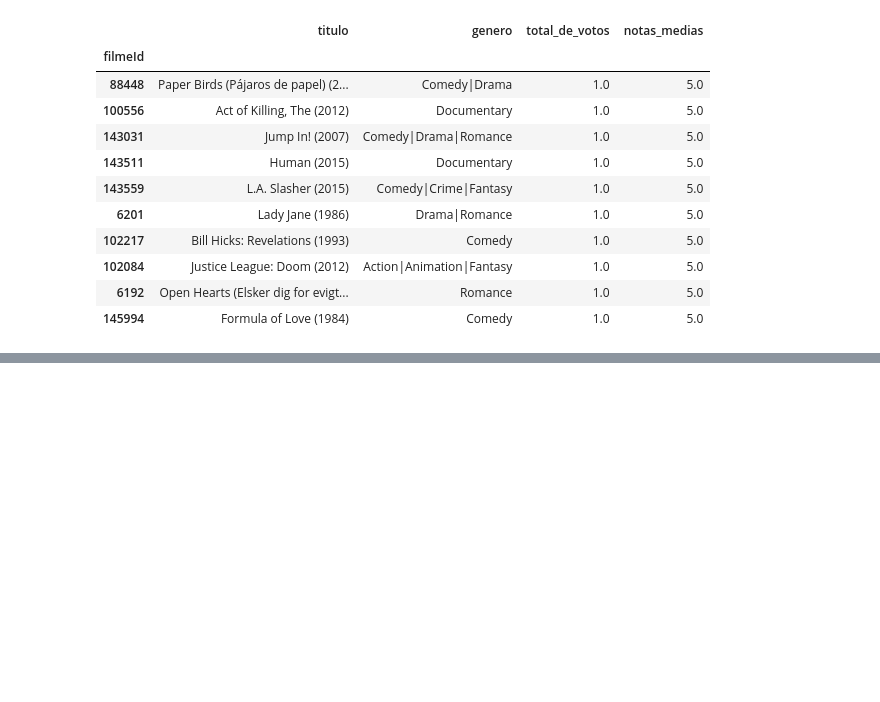
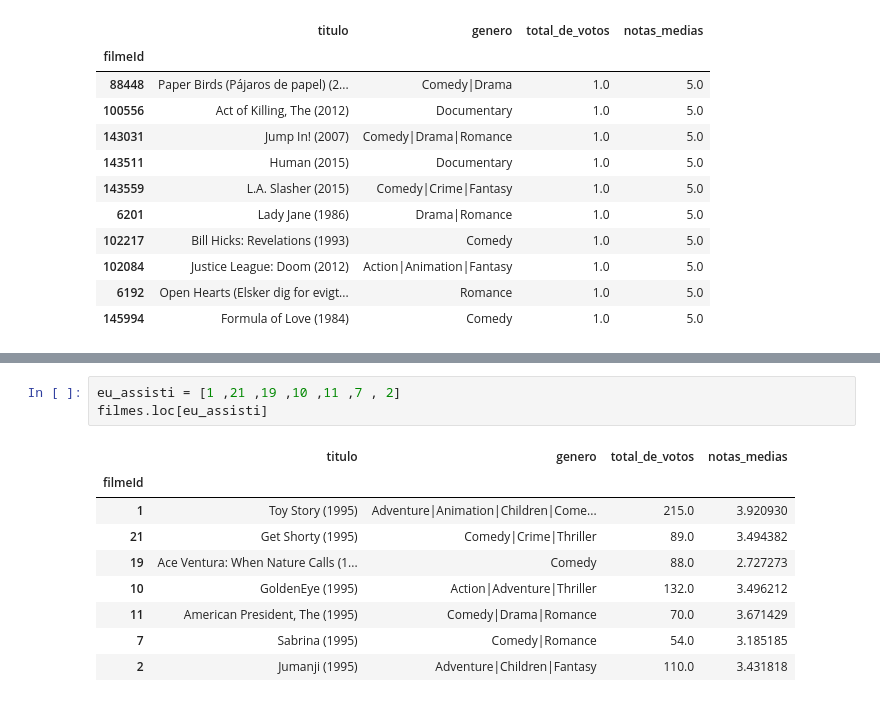
Before and after one commit to flaakira/Alura, a Jupyter notebook: Introducao_a_Recomendacao.ipynb, the cells around one changed output, grey strips where cells are left out. Drawn from its saved outputs; the diff is of its cells as text; blank space fills up the shorter version.

```diff
--- a/Introducao_a_Recomendacao.ipynb
+++ b/Introducao_a_Recomendacao.ipynb
@@ -156,0 +170,13 @@ filmes_com_mais_de_50_votos = filmes.query("total_de_votos >= 50")
+# %%
+eu_assisti = [1 ,21 ,19 ,10 ,11 ,7 , 2]
+filmes.loc[eu_assisti]
+# %% [output]
+|  | titulo | genero | total_de_votos | notas_medias |
+| filmeId |  |  |  |  |
+| 1 | Toy Story (1995) | Adventure|Animation|Children|Come... | 215.0 | 3.920930 |
+| 21 | Get Shorty (1995) | Comedy|Crime|Thriller | 89.0 | 3.494382 |
+| 19 | Ace Ventura: When Nature Calls (1... | Comedy | 88.0 | 2.727273 |
+| 10 | GoldenEye (1995) | Action|Adventure|Thriller | 132.0 | 3.496212 |
+| 11 | American President, The (1995) | Comedy|Drama|Romance | 70.0 | 3.671429 |
+| 7 | Sabrina (1995) | Comedy|Romance | 54.0 | 3.185185 |
+| 2 | Jumanji (1995) | Adventure|Children|Fantasy | 110.0 | 3.431818 |
```
Also changed, not shown: parts of 60 cells of this notebook.
